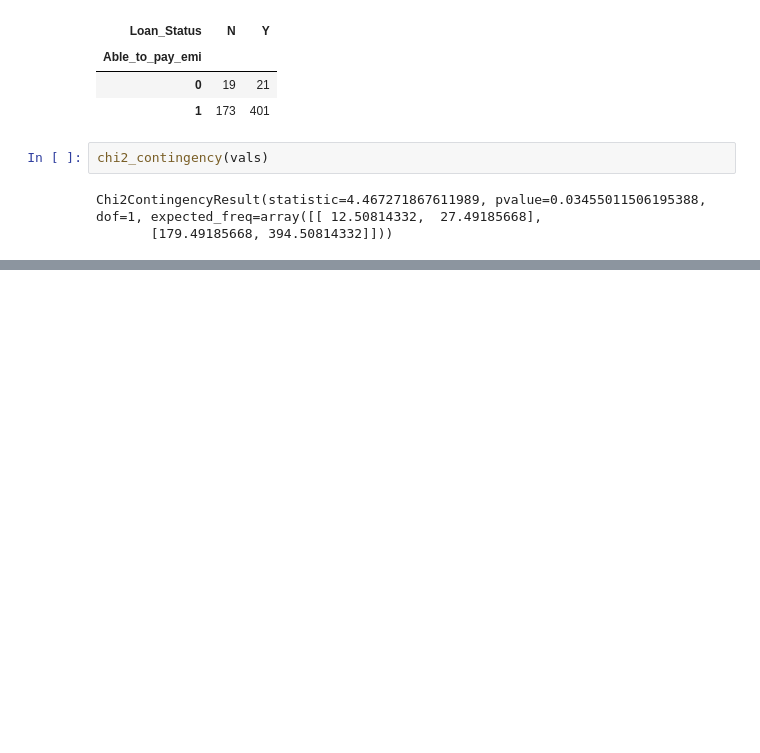
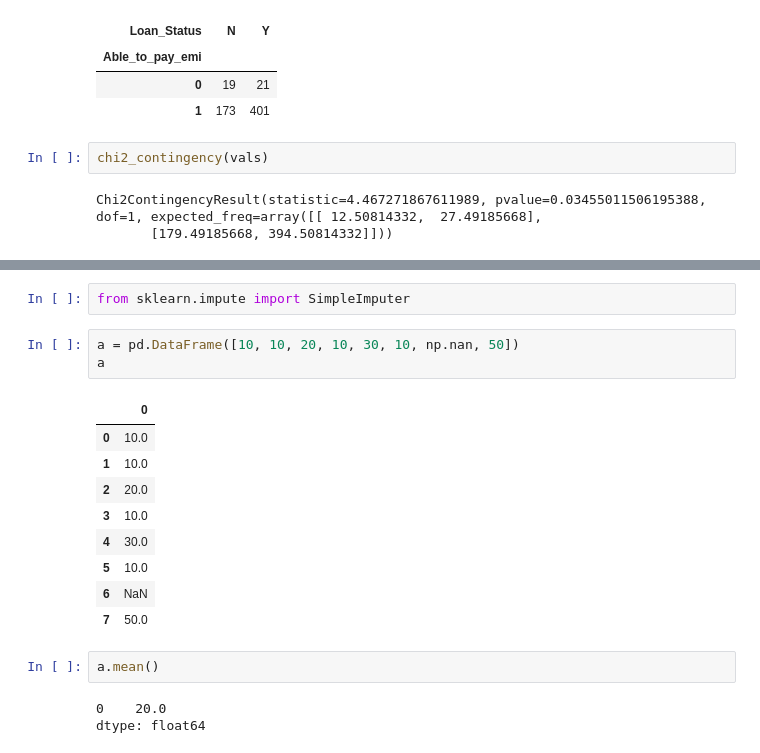
Before and after one commit to Mounikamuniganti/DAV_Fundamentals, a Jupyter notebook: feb23_feature_engineering_1.ipynb, the cells around one changed output, grey strips where cells are left out. Drawn from its saved outputs; the diff is of its cells as text; blank space fills up the shorter version.

```diff
--- a/feb23_feature_engineering_1.ipynb
+++ b/feb23_feature_engineering_1.ipynb
@@ -340,0 +484,20 @@ Conclusion: able_to_pay_emi and LoanStatus are dependent
+# %%
+from sklearn.impute import SimpleImputer
+# %%
+a = pd.DataFrame([10, 10, 20, 10, 30, 10, np.nan, 50])
+a
+# %% [output]
+|  | 0 |
+| 0 | 10.0 |
+| 1 | 10.0 |
+| 2 | 20.0 |
+| 3 | 10.0 |
+| 4 | 30.0 |
+| 5 | 10.0 |
+| 6 | NaN |
+| 7 | 50.0 |
+# %%
+a.mean()
+# %% [output]
+0    20.0
+dtype: float64
```
Also changed, not shown: parts of 61 cells of this notebook.
